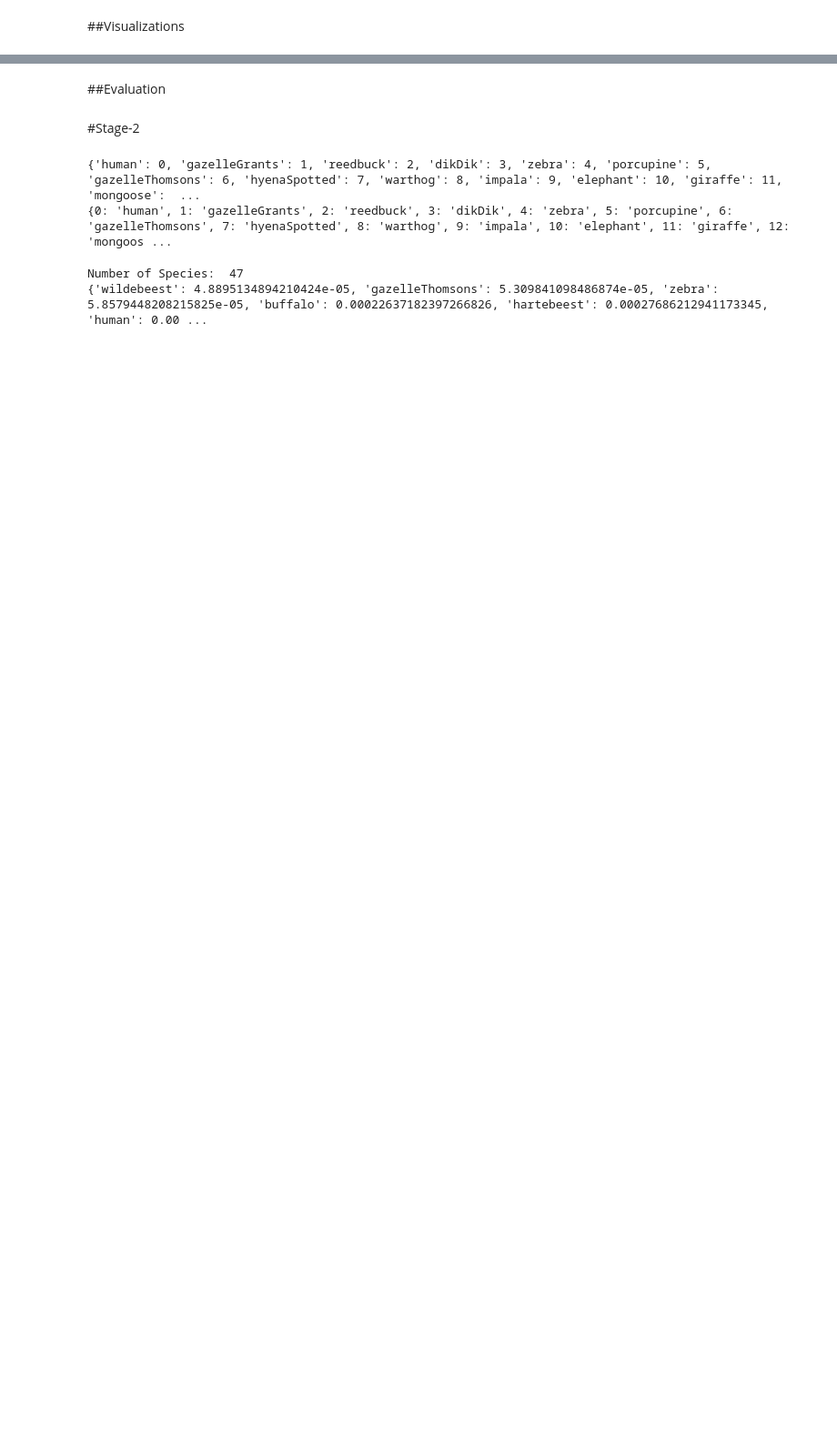
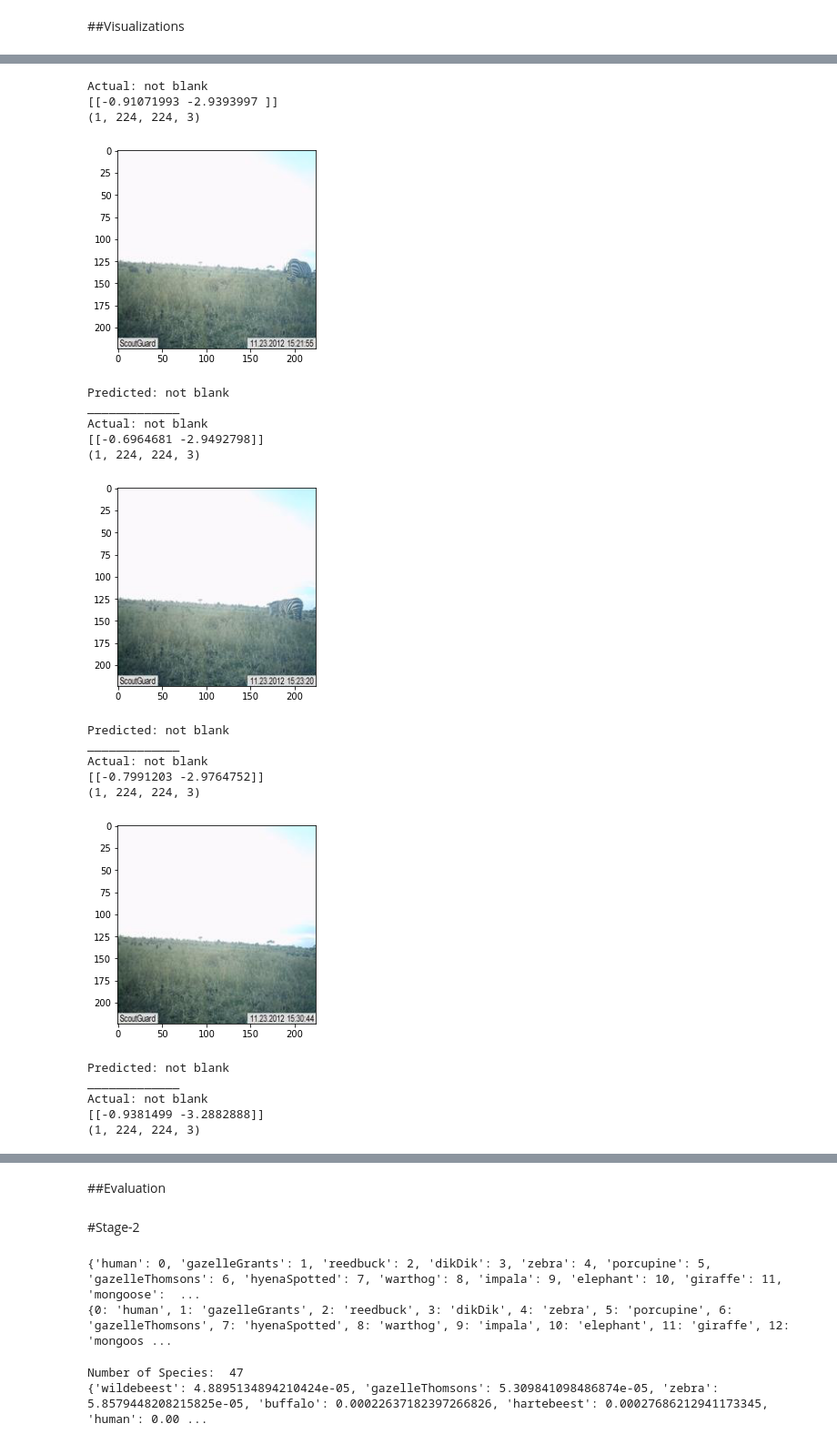
Before and after one commit to Koushik-V-M/HashCode_21, a Jupyter notebook: main.ipynb, the cells around one changed output, grey strips where cells are left out. Shown at 91% size. Saved outputs shown, nothing was run; the diff lists cells and outputs as text; code cells hidden in the pictures; blank space fills up the shorter version.

```diff
--- a/main.ipynb
+++ b/main.ipynb
@@ -250,0 +284,7 @@ WARNING:tensorflow:`input_shape` is undefined or non-square, or `rows` is not in
+# %%
+history = mnv_model.fit_generator(generator=training_generator,
+                              validation_data=validation_generator,
+                              epochs=5,
+                              callbacks=callbacks,
+                              use_multiprocessing=True,
+                              workers=6)
@@ -358,4 +398,39 @@ plt.show()
-# %%
-labels = ["blank", "not blank"]
-predictions = model.predict(X_test)
-print(classification_report(y_test, np.argmax(predictions, axis=1), target_names = labels))
+# %%
+for my_ind in range(10000, 10020, 1):
+  labels = ["not blank", "blank"]
+  X_test1 = np.empty((1, 224, 224, 3))
+  X_test1[0,] = image.load_img(IMAGE_DIR+str(X_test[my_ind])+".JPG")
+  print("Actual:", labels[y_test[my_ind]])
+
+  predictions = np.array(mnv_model.predict(X_test1))
+  print(predictions)
+  prediction = labels[np.argmax(predictions, axis=-1)[0]]
+  print(X_test1.shape)
+  X_test1 = X_test1[0,]
+  X_test1 = np.array(X_test1, dtype='uint8')
+  plt.imshow(X_test1)
+  plt.show()
+  print("Predicted:", prediction)
+  print("_____________")
+# %% [output]
+Actual: not blank
+[[-0.91071993 -2.9393997 ]]
+(1, 224, 224, 3)
+[figure, added]
+Predicted: not blank
+_____________
+Actual: not blank
+[[-0.6964681 -2.9492798]]
+(1, 224, 224, 3)
+[figure, added]
+Predicted: not blank
+_____________
+Actual: not blank
+[[-0.7991203 -2.9764752]]
+(1, 224, 224, 3)
+[figure, added]
+Predicted: not blank
+_____________
+Actual: not blank
+[[-0.9381499 -3.2882888]]
+(1, 224, 224, 3)
```
Also changed, not shown: parts of 25 cells of this notebook.
